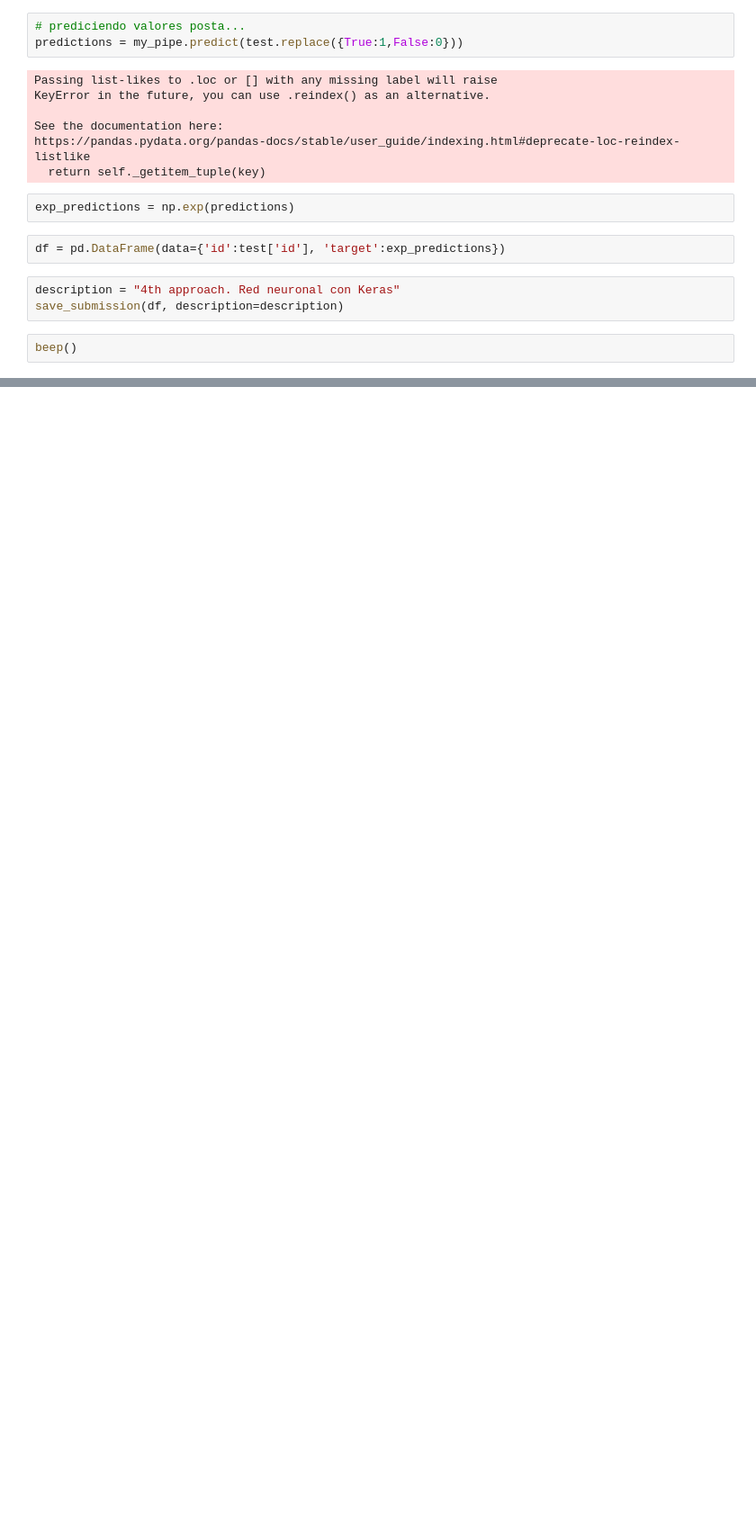
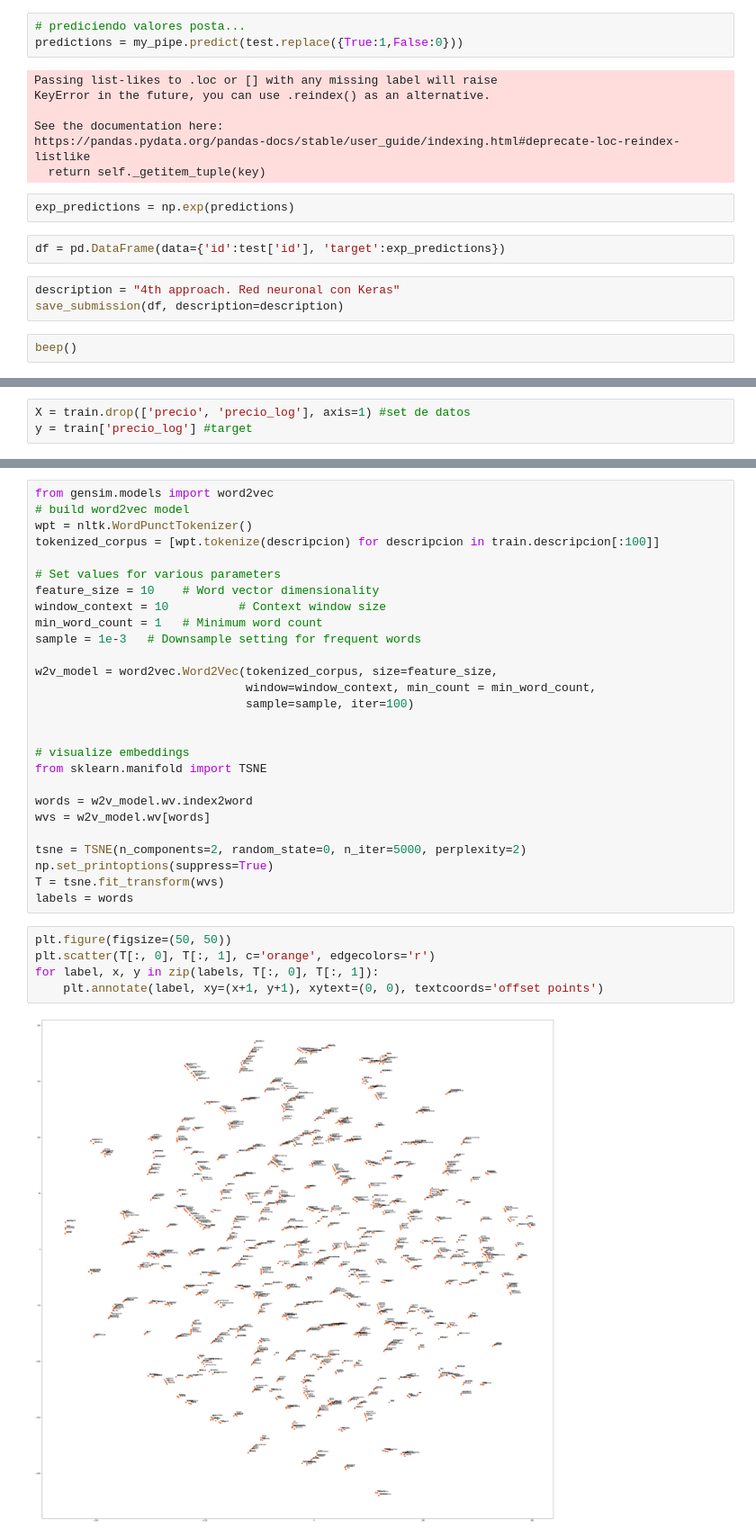
Before and after one commit to rozanecm/7506_tp2_2c2019, a Jupyter notebook: notebooks/approaches after desc features (new) by FC.ipynb, the cells around one changed output, grey strips where cells are left out. Shown at 90% size. Cells and saved outputs as stored; diff of their text form; blank space fills up the shorter version.

```diff
--- a/notebooks/approaches after desc features (new) by FC.ipynb
+++ b/notebooks/approaches after desc features (new) by FC.ipynb
@@ -1961,0 +2269,3 @@ beep()
+# %%
+X = train.drop(['precio', 'precio_log'], axis=1) #set de datos
+y = train['precio_log'] #target
@@ -1961,0 +2368,34 @@ beep()
+# %%
+from gensim.models import word2vec
+# build word2vec model
+wpt = nltk.WordPunctTokenizer()
+tokenized_corpus = [wpt.tokenize(descripcion) for descripcion in train.descripcion[:100]]
+
+# Set values for various parameters
+feature_size = 10    # Word vector dimensionality
+window_context = 10          # Context window size
+min_word_count = 1   # Minimum word count
+sample = 1e-3   # Downsample setting for frequent words
+
+w2v_model = word2vec.Word2Vec(tokenized_corpus, size=feature_size,
+                              window=window_context, min_count = min_word_count,
+                              sample=sample, iter=100)
+
+
+# visualize embeddings
+from sklearn.manifold import TSNE
+
+words = w2v_model.wv.index2word
+wvs = w2v_model.wv[words]
+
+tsne = TSNE(n_components=2, random_state=0, n_iter=5000, perplexity=2)
+np.set_printoptions(suppress=True)
+T = tsne.fit_transform(wvs)
+labels = words
+# %%
+plt.figure(figsize=(50, 50))
+plt.scatter(T[:, 0], T[:, 1], c='orange', edgecolors='r')
+for label, x, y in zip(labels, T[:, 0], T[:, 1]):
+    plt.annotate(label, xy=(x+1, y+1), xytext=(0, 0), textcoords='offset points')
+# %% [output]
+[figure, added]
```
Also changed, not shown: parts of 101 cells of this notebook, 16 other files.
